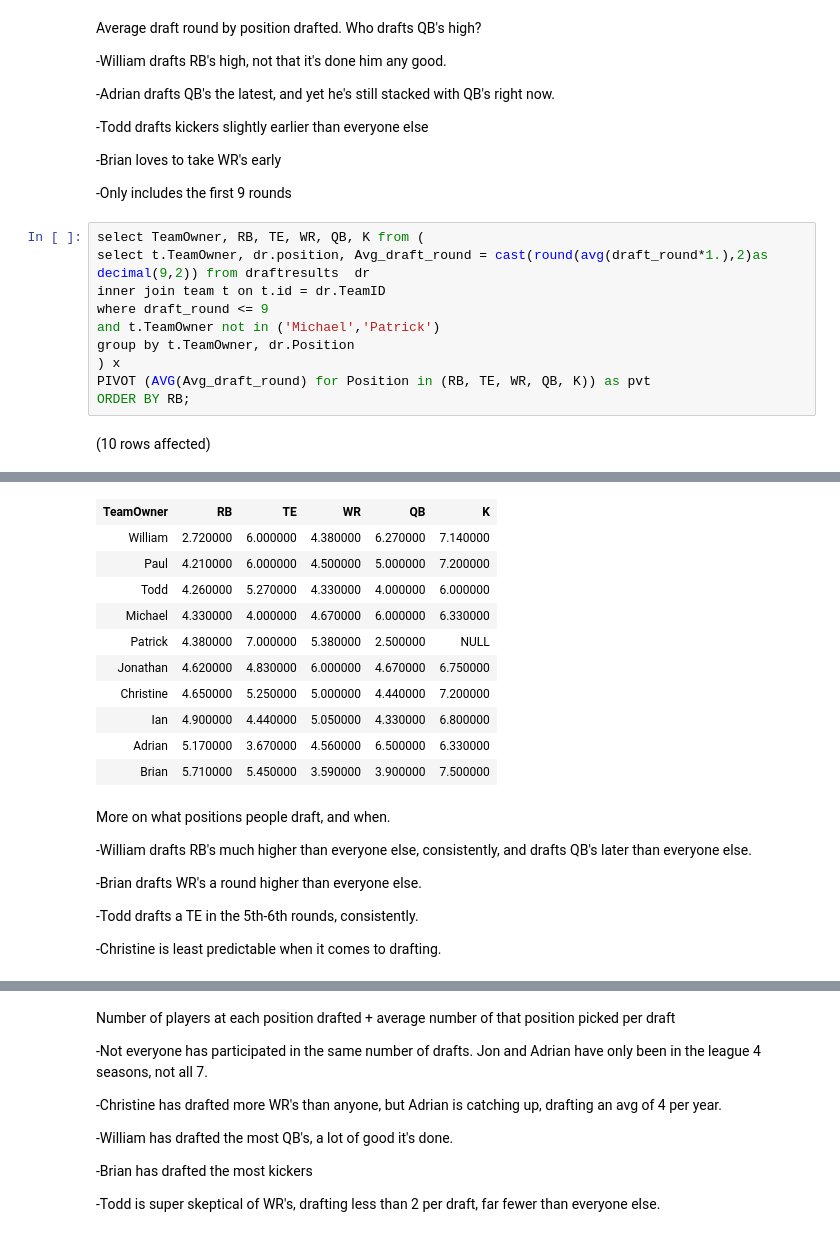
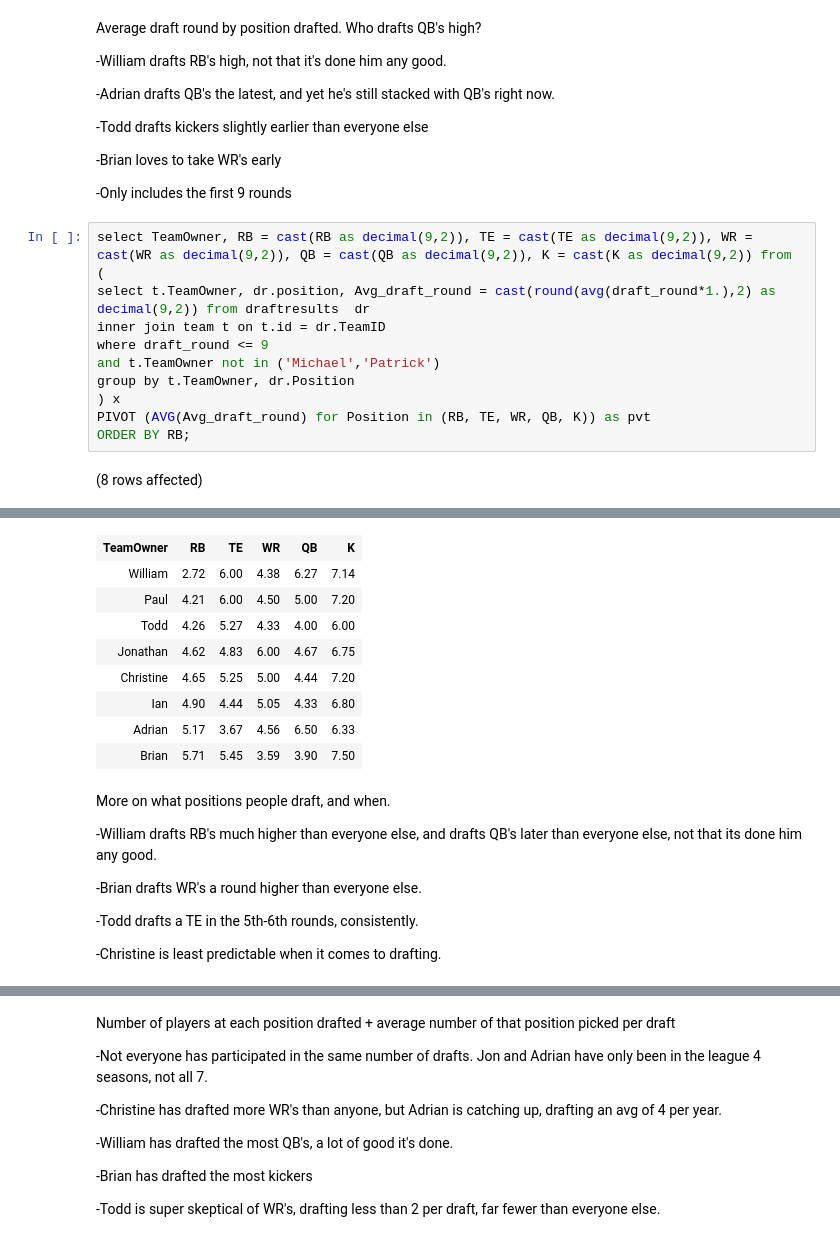
Before and after one commit to williamadba/dynastyffl, a Jupyter notebook: draft analysis.ipynb, the cells around one changed output, grey strips where cells are left out. Drawn from its saved outputs; the diff is of its cells as text.

```diff
--- a/draft analysis.ipynb
+++ b/draft analysis.ipynb
@@ -142,8 +142,8 @@ Average draft round by position drafted. Who drafts QB's high?
 
 -Only includes the first 9 rounds
 # %%
-select TeamOwner, RB, TE, WR, QB, K from (
-select t.TeamOwner, dr.position, Avg_draft_round = cast(round(avg(draft_round*1.),2)as decimal(9,2)) from draftresults  dr
+select TeamOwner, RB = cast(RB as decimal(9,2)), TE = cast(TE as decimal(9,2)), WR = cast(WR as decimal(9,2)), QB = cast(QB as decimal(9,2)), K = cast(K as decimal(9,2)) from (
+select t.TeamOwner, dr.position, Avg_draft_round = cast(round(avg(draft_round*1.),2) as decimal(9,2)) from draftresults  dr
 inner join team t on t.id = dr.TeamID
 where draft_round <= 9
 and t.TeamOwner not in ('Michael','Patrick')
@@ -152,4 +152,4 @@ group by t.TeamOwner, dr.Position
 PIVOT (AVG(Avg_draft_round) for Position in (RB, TE, WR, QB, K)) as pvt
 ORDER BY RB;
 # %% [output]
-(10 rows affected)
+(8 rows affected)
@@ -157,18 +157,16 @@ Total execution time: 00:00:00.0738784
 | TeamOwner | RB | TE | WR | QB | K |
-| William | 2.720000 | 6.000000 | 4.380000 | 6.270000 | 7.140000 |
-| Paul | 4.210000 | 6.000000 | 4.500000 | 5.000000 | 7.200000 |
-| Todd | 4.260000 | 5.270000 | 4.330000 | 4.000000 | 6.000000 |
-| Michael | 4.330000 | 4.000000 | 4.670000 | 6.000000 | 6.330000 |
-| Patrick | 4.380000 | 7.000000 | 5.380000 | 2.500000 | NULL |
-| Jonathan | 4.620000 | 4.830000 | 6.000000 | 4.670000 | 6.750000 |
-| Christine | 4.650000 | 5.250000 | 5.000000 | 4.440000 | 7.200000 |
-| Ian | 4.900000 | 4.440000 | 5.050000 | 4.330000 | 6.800000 |
-| Adrian | 5.170000 | 3.670000 | 4.560000 | 6.500000 | 6.330000 |
-| Brian | 5.710000 | 5.450000 | 3.590000 | 3.900000 | 7.500000 |
+| William | 2.72 | 6.00 | 4.38 | 6.27 | 7.14 |
+| Paul | 4.21 | 6.00 | 4.50 | 5.00 | 7.20 |
+| Todd | 4.26 | 5.27 | 4.33 | 4.00 | 6.00 |
+| Jonathan | 4.62 | 4.83 | 6.00 | 4.67 | 6.75 |
+| Christine | 4.65 | 5.25 | 5.00 | 4.44 | 7.20 |
+| Ian | 4.90 | 4.44 | 5.05 | 4.33 | 6.80 |
+| Adrian | 5.17 | 3.67 | 4.56 | 6.50 | 6.33 |
+| Brian | 5.71 | 5.45 | 3.59 | 3.90 | 7.50 |
 # %% [markdown]
 More on what positions people draft, and when.
 
--William drafts RB's much higher than everyone else, consistently, and drafts QB's later than everyone else.
+-William drafts RB's much higher than everyone else, and drafts QB's later than everyone else, not that its done him any good.
 
 -Brian drafts WR's a round higher than everyone else.
 
```
Also changed, not shown: parts of 8 cells of this notebook.
